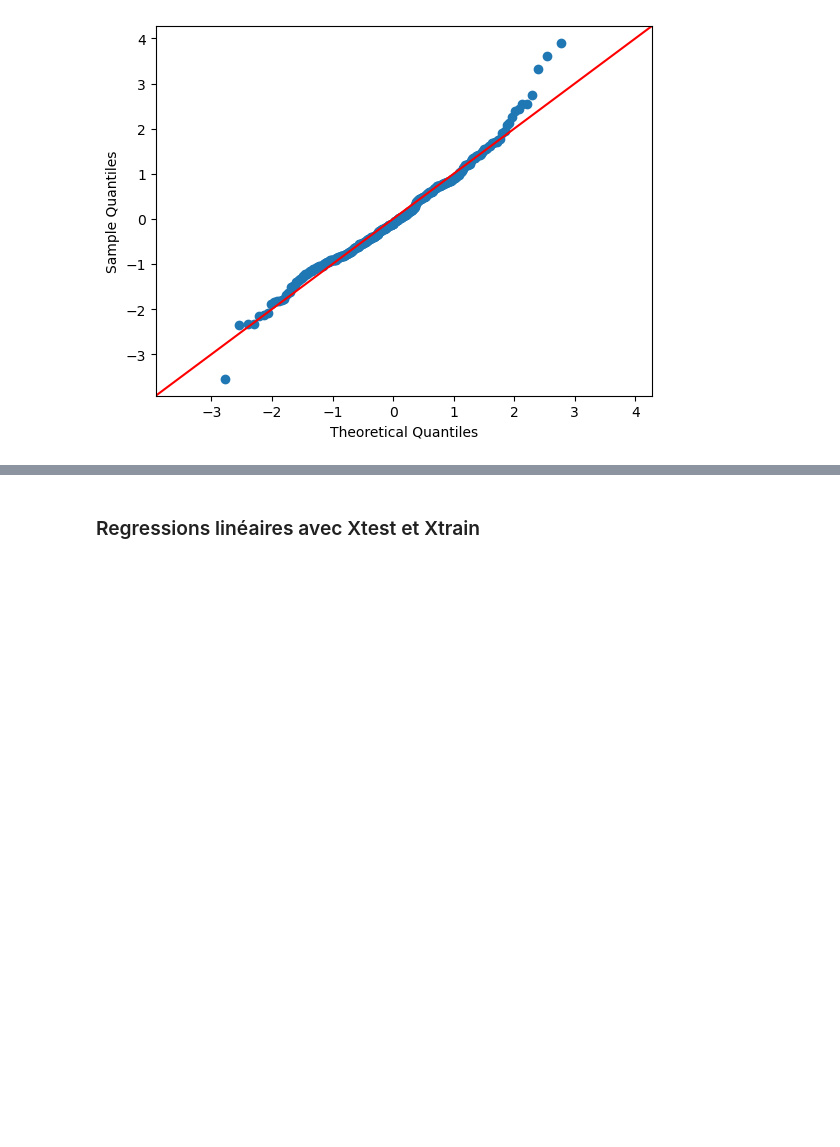
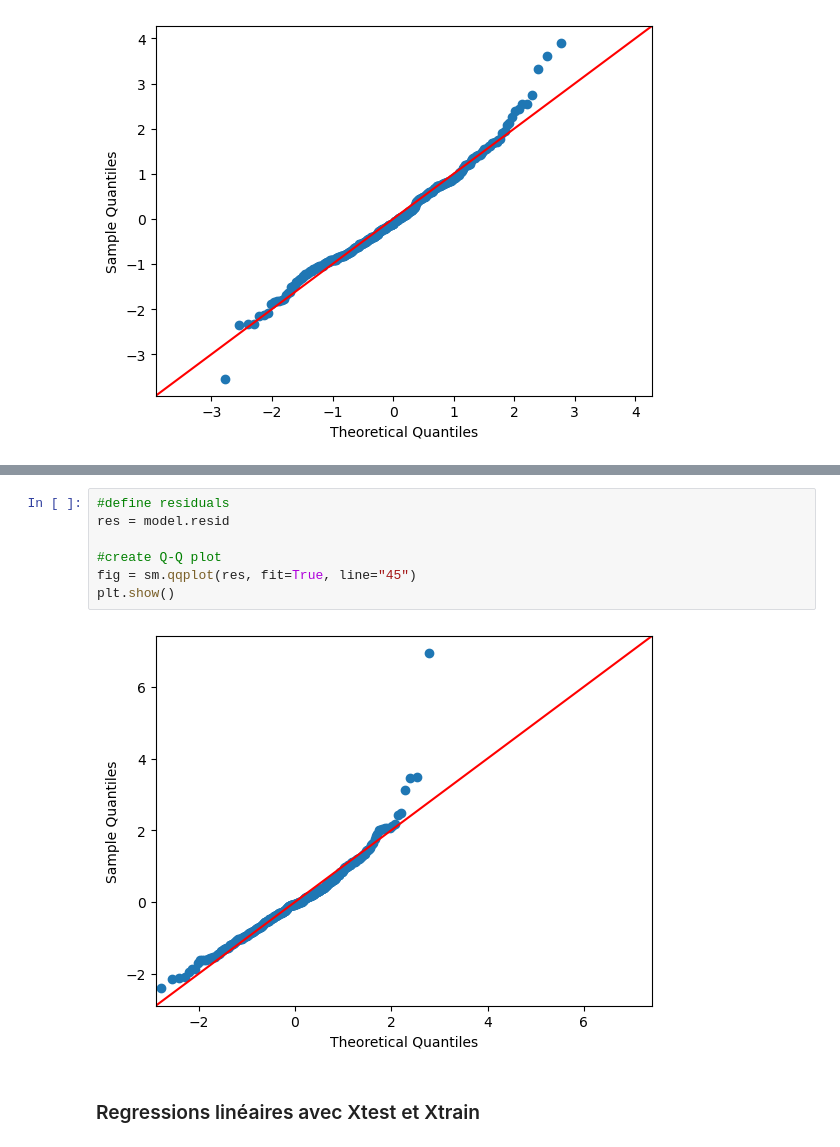
Before and after one commit to Simgnt/La-loi-du-Crous, a Jupyter notebook: Regressions.ipynb, the cells around one changed output, grey strips where cells are left out. Saved outputs shown, nothing was run; the diff lists cells and outputs as text; blank space fills up the shorter version.

```diff
--- a/Regressions.ipynb
+++ b/Regressions.ipynb
@@ -507,3 +551,12 @@ plt.show()
+# %%
+#define residuals
+res = model.resid
+
+#create Q-Q plot
+fig = sm.qqplot(res, fit=True, line="45")
+plt.show()
+# %% [output]
+[figure, added]
 # %% [markdown]
 ### Regressions linéaires avec Xtest et Xtrain
 # %%
```
Also changed, not shown: parts of 5 cells of this notebook.
